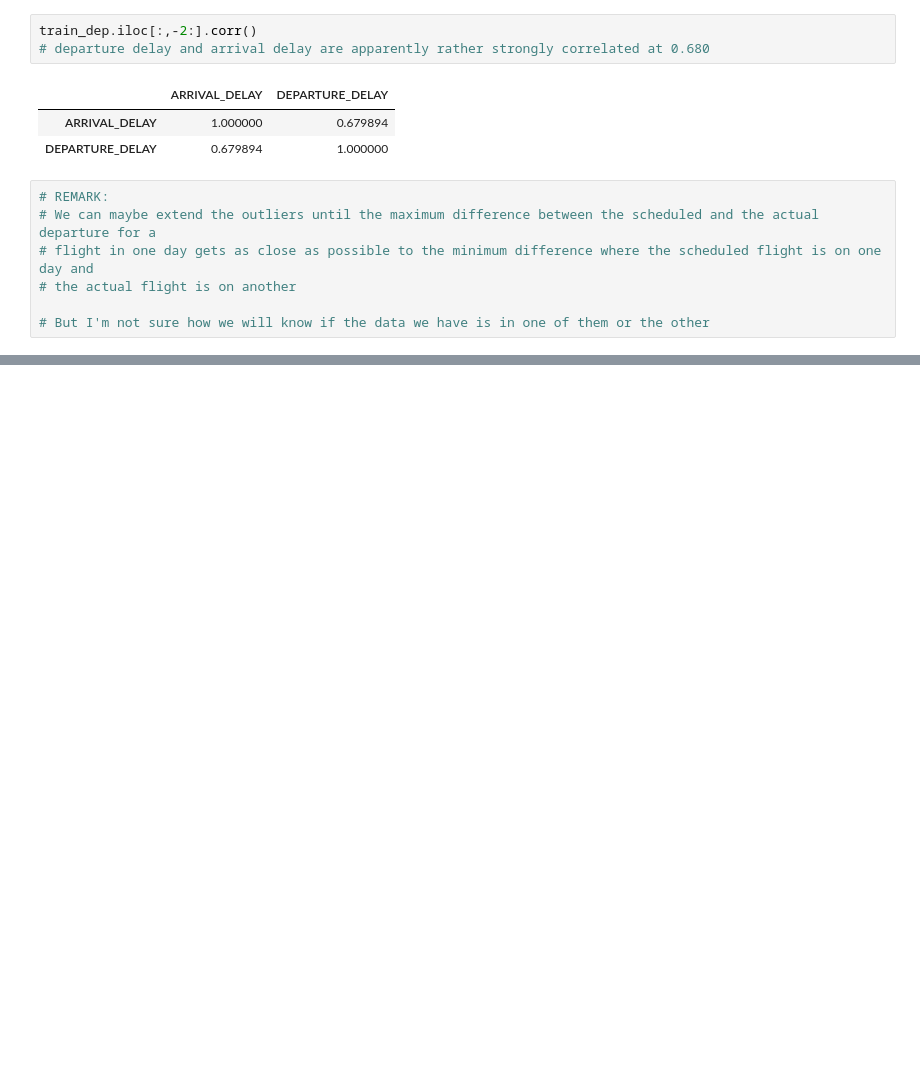
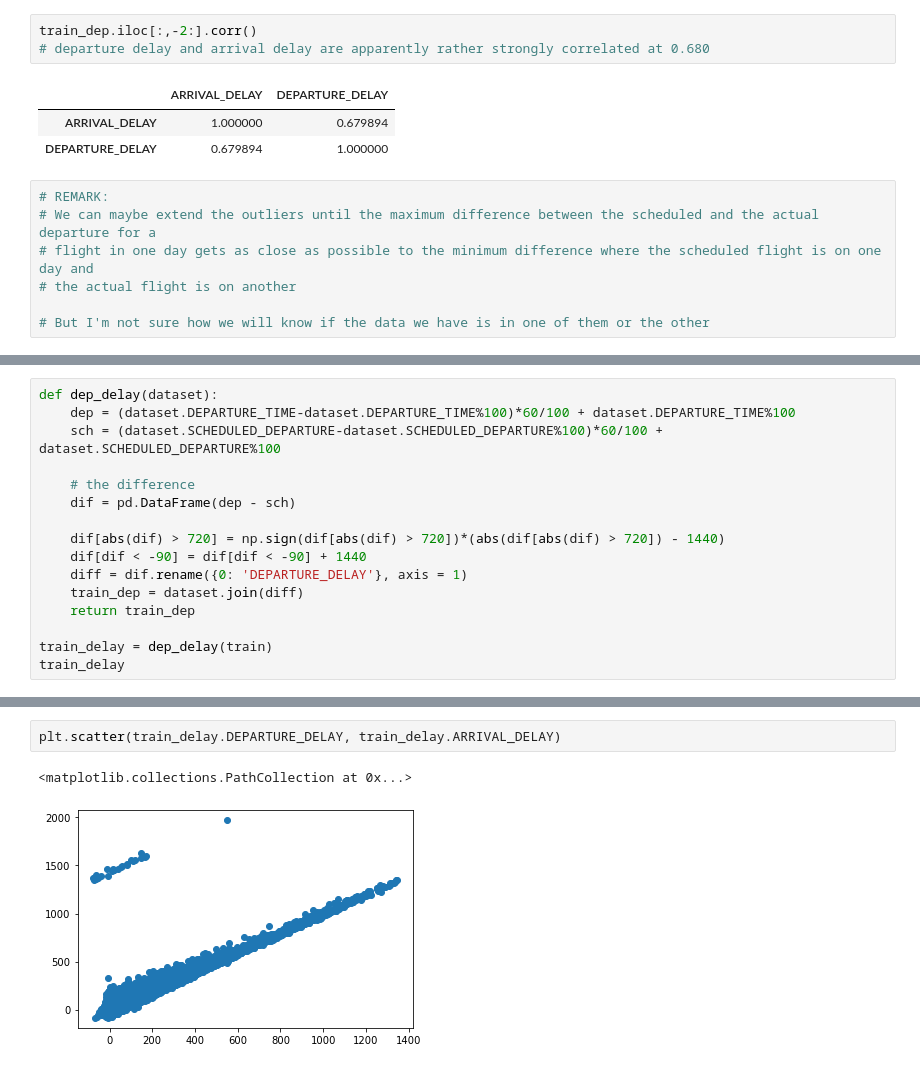
Before and after one commit to suvkp/Flights-Delay-Prediction, a Jupyter notebook: Codes/01_EDA_DEPARTURE_DELAY.ipynb, the cells around one changed output, grey strips where cells are left out. Drawn from its saved outputs; the diff is of its cells as text; blank space fills up the shorter version.

```diff
--- a/Codes/01_EDA_DEPARTURE_DELAY.ipynb
+++ b/Codes/01_EDA_DEPARTURE_DELAY.ipynb
@@ -154,0 +304,16 @@ train_dep.iloc[:,-2:].corr()
+# %%
+def dep_delay(dataset):
+    dep = (dataset.DEPARTURE_TIME-dataset.DEPARTURE_TIME%100)*60/100 + dataset.DEPARTURE_TIME%100
+    sch = (dataset.SCHEDULED_DEPARTURE-dataset.SCHEDULED_DEPARTURE%100)*60/100 + dataset.SCHEDULED_DEPARTURE%100
+
+    # the difference
+    dif = pd.DataFrame(dep - sch)
+
+    dif[abs(dif) > 720] = np.sign(dif[abs(dif) > 720])*(abs(dif[abs(dif) > 720]) - 1440)
+    dif[dif < -90] = dif[dif < -90] + 1440
+    diff = dif.rename({0: 'DEPARTURE_DELAY'}, axis = 1)
+    train_dep = dataset.join(diff)
+    return train_dep
+
+train_delay = dep_delay(train)
+train_delay
@@ -154,0 +334,5 @@ train_dep.iloc[:,-2:].corr()
+# %%
+plt.scatter(train_delay.DEPARTURE_DELAY, train_delay.ARRIVAL_DELAY)
+# %% [output]
+<matplotlib.collections.PathCollection at 0x...>
+[figure, added]
```
Also changed, not shown: parts of 22 cells of this notebook.
